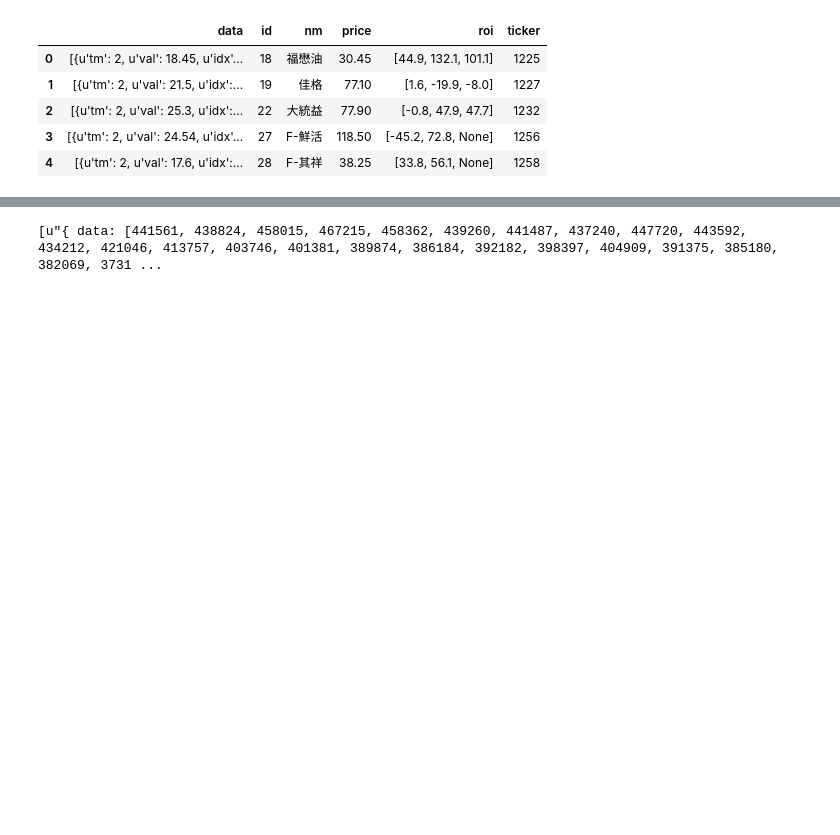
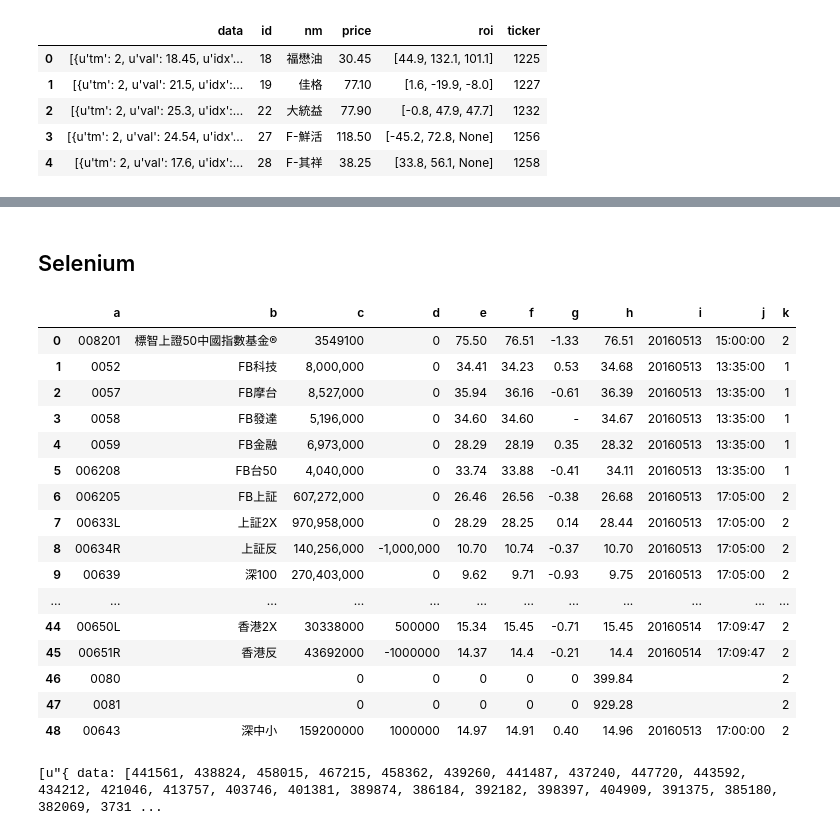
Before and after one commit to ywchiu/pyfinance, a Jupyter notebook: 20160515Demo.ipynb, the cells around one changed output, grey strips where cells are left out. Saved outputs shown, nothing was run; the diff lists cells and outputs as text; code cells hidden in the pictures; blank space fills up the shorter version.

```diff
--- a/20160515Demo.ipynb
+++ b/20160515Demo.ipynb
@@ -618,0 +603,2 @@ res = requests.get(url, headers = headers)
+# %% [markdown]
+## Selenium
@@ -619,3 +636,34 @@ res = requests.get(url, headers = headers)
+# %%
+import requests
+import json
+res = requests.get('http://mis.twse.com.tw/stock/data/all_etf.txt?_=1463295247230')
+jd = json.loads(res.text)
+ary = []
+for ele  in jd['a1']:
+    #print ele['msgArray']
+    if 'msgArray' in ele:
+        ary.extend(ele['msgArray'])
+#print ary
+df = pd.DataFrame(ary)
+df
+# %% [output]
+|  | a | b | c | d | e | f | g | h | i | j | k |
+| 0 | 008201 | 標智上證50中國指數基金® | 3549100 | 0 | 75.50 | 76.51 | -1.33 | 76.51 | 20160513 | 15:00:00 | 2 |
+| 1 | 0052 | FB科技 | 8,000,000 | 0 | 34.41 | 34.23 | 0.53 | 34.68 | 20160513 | 13:35:00 | 1 |
+| 2 | 0057 | FB摩台 | 8,527,000 | 0 | 35.94 | 36.16 | -0.61 | 36.39 | 20160513 | 13:35:00 | 1 |
+| 3 | 0058 | FB發達 | 5,196,000 | 0 | 34.60 | 34.60 | - | 34.67 | 20160513 | 13:35:00 | 1 |
+| 4 | 0059 | FB金融 | 6,973,000 | 0 | 28.29 | 28.19 | 0.35 | 28.32 | 20160513 | 13:35:00 | 1 |
+| 5 | 006208 | FB台50 | 4,040,000 | 0 | 33.74 | 33.88 | -0.41 | 34.11 | 20160513 | 13:35:00 | 1 |
+| 6 | 006205 | FB上証 | 607,272,000 | 0 | 26.46 | 26.56 | -0.38 | 26.68 | 20160513 | 17:05:00 | 2 |
+| 7 | 00633L | 上証2X | 970,958,000 | 0 | 28.29 | 28.25 | 0.14 | 28.44 | 20160513 | 17:05:00 | 2 |
+| 8 | 00634R | 上証反 | 140,256,000 | -1,000,000 | 10.70 | 10.74 | -0.37 | 10.70 | 20160513 | 17:05:00 | 2 |
+| 9 | 00639 | 深100 | 270,403,000 | 0 | 9.62 | 9.71 | -0.93 | 9.75 | 20160513 | 17:05:00 | 2 |
+| ... | ... | ... | ... | ... | ... | ... | ... | ... | ... | ... | ... |
+| 44 | 00650L | 香港2X | 30338000 | 500000 | 15.34 | 15.45 | -0.71 | 15.45 | 20160514 | 17:09:47 | 2 |
+| 45 | 00651R | 香港反 | 43692000 | -1000000 | 14.37 | 14.4 | -0.21 | 14.4 | 20160514 | 17:09:47 | 2 |
+| 46 | 0080 |  | 0 | 0 | 0 | 0 | 0 | 399.84 |  |  | 2 |
+| 47 | 0081 |  | 0 | 0 | 0 | 0 | 0 | 929.28 |  |  | 2 |
+| 48 | 00643 | 深中小 | 159200000 | 1000000 | 14.97 | 14.91 | 0.40 | 14.96 | 20160513 | 17:00:00 | 2 |
 # %%
 import requests
 headers = {
```
Also changed, not shown: parts of 3 cells of this notebook.
